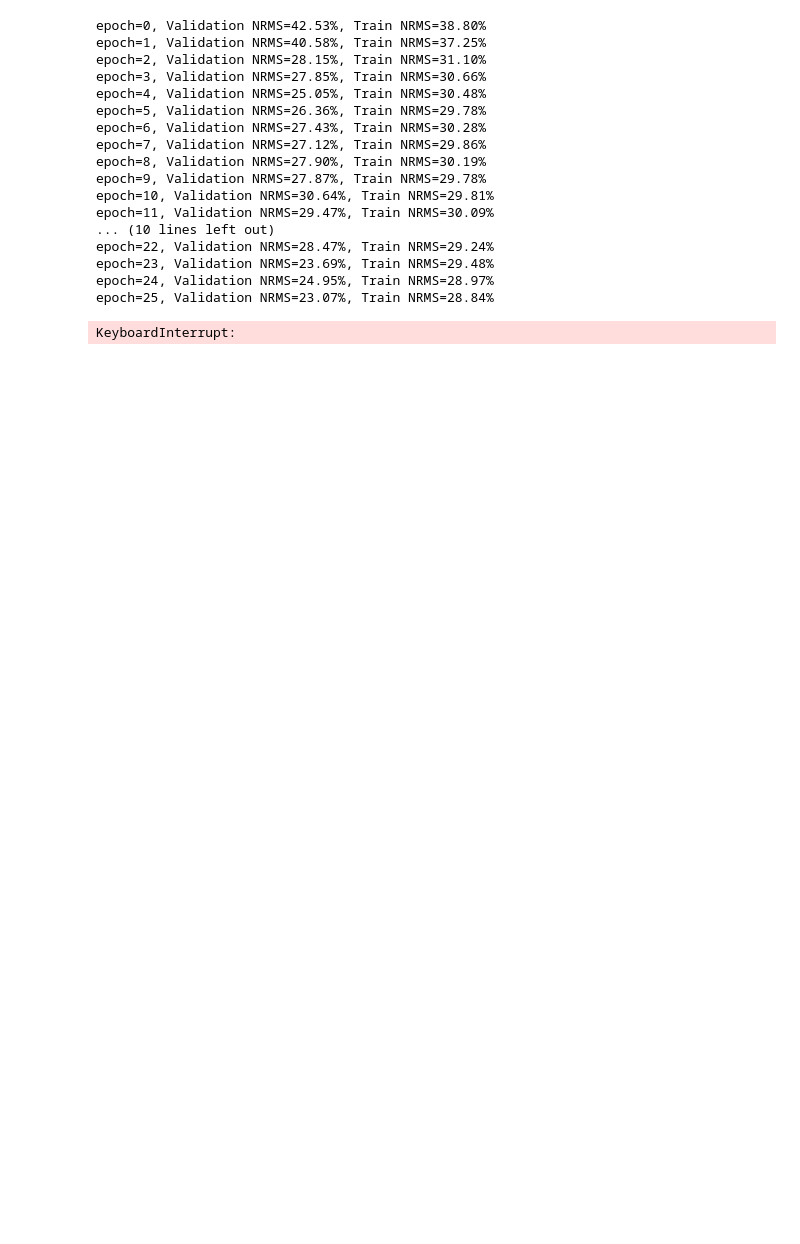
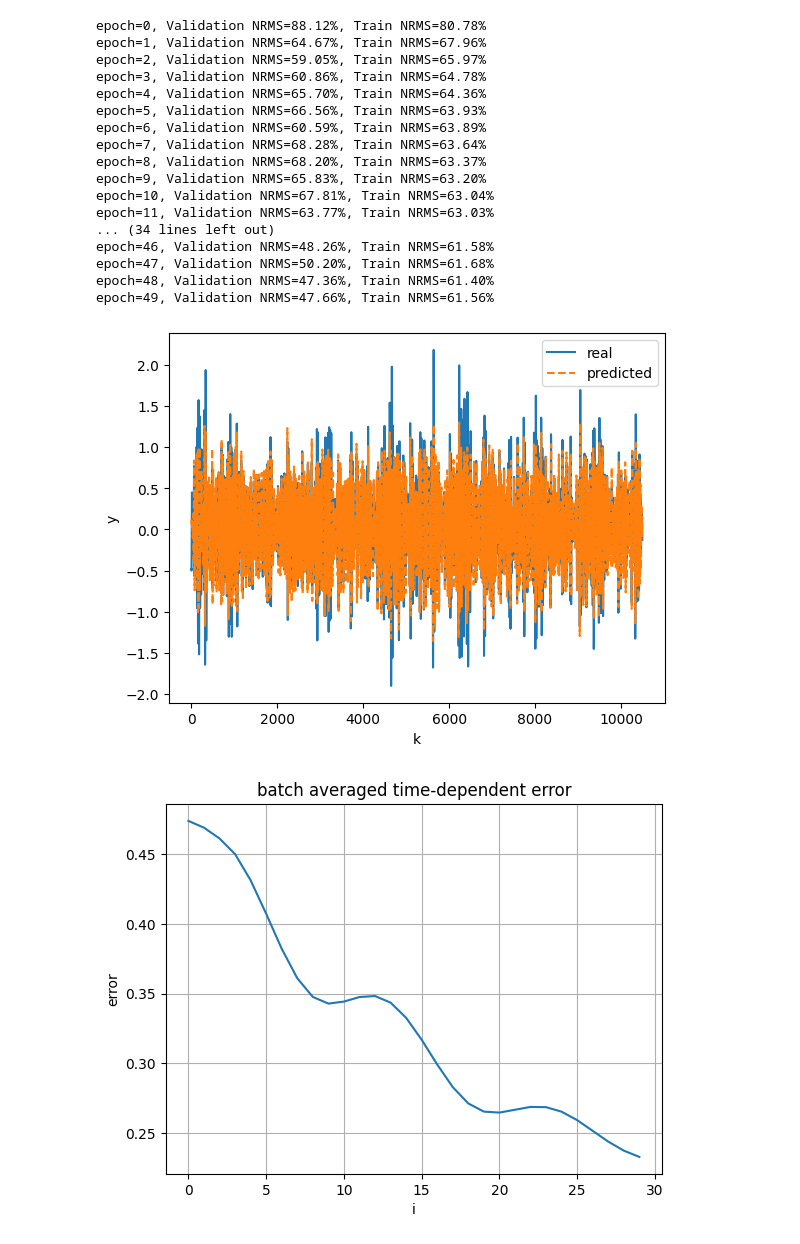
Before and after one commit to osilian/ml4sc-project, a Jupyter notebook: disc-benchmark-files/identification_exRNN.ipynb, the cells around one changed output. Saved outputs shown, nothing was run; the diff lists cells and outputs as text; code cells hidden in the pictures; blank space fills up the shorter version.

```diff
--- a/disc-benchmark-files/identification_exRNN.ipynb
+++ b/disc-benchmark-files/identification_exRNN.ipynb
@@ -18,6 +18,18 @@ u_data = out['u'] #u[0],u[1],u[2],u[3],...
 
 from sklearn import model_selection
 u_train, u_val, y_train, y_val= model_selection.train_test_split(u_data, th_data, shuffle=False, test_size=0.3,random_state=42)
+# Standardization
+u_mean, u_std = np.mean(u_train),np.std(u_train)
+y_mean, y_std = np.mean(y_train),np.std(y_train)
+
+
+### Data to train and validate on ###:
+u_train = (u_train-u_mean)/u_std #normalize
+y_train = (y_train-y_mean)/y_std
+
+u_val = (u_val-u_mean)/u_std
+y_val = (y_val-y_mean)/y_std
+
 
 def make_OE_data(udata, ydata, nf=100):
     U = []
@@ -42,7 +54,7 @@ class simple_RNN(nn.Module):
         self.input_size = 1
         self.output_size = 1
         net = lambda n_in,n_out: nn.Sequential(nn.Linear(n_in,40), \
-                                               nn.Sigmoid(), \
+                                               nn.Tanh(), \
                                                nn.Linear(40,n_out)).double() #new short hand
         self.h2h = net(self.input_size + hidden_size, self.hidden_size) #b=)
         self.h2o = net(self.input_size + hidden_size, self.output_size) #b=)
@@ -50,7 +62,7 @@ class simple_RNN(nn.Module):
 
     def forward(self, inputs):
         #input.shape == (N_batch, N_time)
-        hidden = torch.zeros(inputs.shape[0], self.hidden_size, dtype=torch.float64) #c)
+        hidden = torch.zeros(inputs.shape[0], self.hidden_size, dtype=torch.float64, device=device) #c)
         outputs = [] #c)
         for i in range(inputs.shape[1]): #c)
             u = inputs[:,i] #shape = (N_batch,) #c)
@@ -66,7 +78,7 @@ batch_size = 64
 model = simple_RNN(hidden_size=15) #d=)
 model = nn.DataParallel(model) # Wrap the model with DataParallel
 model = model.to(device=device) # Move the model to the GPU
-optimizer = torch.optim.Adam(model.parameters()) #d=)
+optimizer = torch.optim.Adam(model.parameters(), lr=1e-4) #d=)
 
 
 ids = np.arange(len(Utrain),dtype=int)
@@ -76,7 +88,7 @@ for epoch in range(50):
         ids_now = ids[i:i+batch_size] #the ids of the current batch
         Uin = Utrain[ids_now] #d)
         Y_real = Ytrain[ids_now] #d)
-
+        model.train()
         Y_predict = model.forward(inputs=Uin) #d)
         residual = Y_real - Y_predict #d)
         Loss = torch.mean(residual[:,n_burn:]**2) #d)
@@ -86,40 +98,45 @@ for epoch in range(50):
         optimizer.step()  #d)
 
     with torch.no_grad(): #monitor
+        model.eval()
         Loss_val = torch.mean((model(inputs=Uval)[:,n_burn:] - Yval[:,n_burn:])**2)**0.5
         Loss_train = torch.mean((model(inputs=Utrain)[:,n_burn:] - Ytrain[:,n_burn:])**2)**0.5
         print(f'epoch={epoch}, Validation NRMS={Loss_val.item():.2%}, Train NRMS={Loss_train.item():.2%}')
 # %% [output]
-epoch=0, Validation NRMS=42.53%, Train NRMS=38.80%
-epoch=1, Validation NRMS=40.58%, Train NRMS=37.25%
-epoch=2, Validation NRMS=28.15%, Train NRMS=31.10%
-epoch=3, Validation NRMS=27.85%, Train NRMS=30.66%
-epoch=4, Validation NRMS=25.05%, Train NRMS=30.48%
-epoch=5, Validation NRMS=26.36%, Train NRMS=29.78%
-epoch=6, Validation NRMS=27.43%, Train NRMS=30.28%
-epoch=7, Validation NRMS=27.12%, Train NRMS=29.86%
-epoch=8, Validation NRMS=27.90%, Train NRMS=30.19%
-epoch=9, Validation NRMS=27.87%, Train NRMS=29.78%
-epoch=10, Validation NRMS=30.64%, Train NRMS=29.81%
-epoch=11, Validation NRMS=29.47%, Train NRMS=30.09%
-... (10 lines left out)
-epoch=22, Validation NRMS=28.47%, Train NRMS=29.24%
-epoch=23, Validation NRMS=23.69%, Train NRMS=29.48%
-epoch=24, Validation NRMS=24.95%, Train NRMS=28.97%
-epoch=25, Validation NRMS=23.07%, Train NRMS=28.84%
+epoch=0, Validation NRMS=88.12%, Train NRMS=80.78%
+epoch=1, Validation NRMS=64.67%, Train NRMS=67.96%
+epoch=2, Validation NRMS=59.05%, Train NRMS=65.97%
+epoch=3, Validation NRMS=60.86%, Train NRMS=64.78%
+epoch=4, Validation NRMS=65.70%, Train NRMS=64.36%
+epoch=5, Validation NRMS=66.56%, Train NRMS=63.93%
+epoch=6, Validation NRMS=60.59%, Train NRMS=63.89%
+epoch=7, Validation NRMS=68.28%, Train NRMS=63.64%
+epoch=8, Validation NRMS=68.20%, Train NRMS=63.37%
+epoch=9, Validation NRMS=65.83%, Train NRMS=63.20%
+epoch=10, Validation NRMS=67.81%, Train NRMS=63.04%
+epoch=11, Validation NRMS=63.77%, Train NRMS=63.03%
+... (34 lines left out)
+epoch=46, Validation NRMS=48.26%, Train NRMS=61.58%
+epoch=47, Validation NRMS=50.20%, Train NRMS=61.68%
+epoch=48, Validation NRMS=47.36%, Train NRMS=61.40%
+epoch=49, Validation NRMS=47.66%, Train NRMS=61.56%
-KeyboardInterrupt:
 # %%
 with torch.no_grad():
-    plt.plot(Yval[0])
-    plt.plot(model(inputs=Uval)[0],'--')
+    plt.plot((Yval[0]*y_std + y_mean).cpu())
+    model.eval()
+    plt.plot((model(inputs=Uval)[0] * y_std + y_mean).cpu(),'--')
     plt.xlabel('k')
     plt.ylabel('y')
-    plt.xlim(0,250)
+    #plt.xlim(0,250)
     plt.legend(['real','predicted'])
     plt.show()
-    plt.plot(np.mean((Ytrain-model(inputs=Utrain)).numpy()**2,axis=0)**0.5) #average over the error in batch
+    model.eval()
+    plt.plot(np.mean(((Ytrain-model(inputs=Utrain))*y_std).cpu().numpy()**2,axis=0)**0.5) #average over the error in batch
     plt.title('batch averaged time-dependent error')
     plt.ylabel('error')
     plt.xlabel('i')
     plt.grid()
     plt.show()
+# %% [output]
+[figure, added]
+[figure, added]
```
Also changed, not shown: parts of 1 cell of this notebook.
